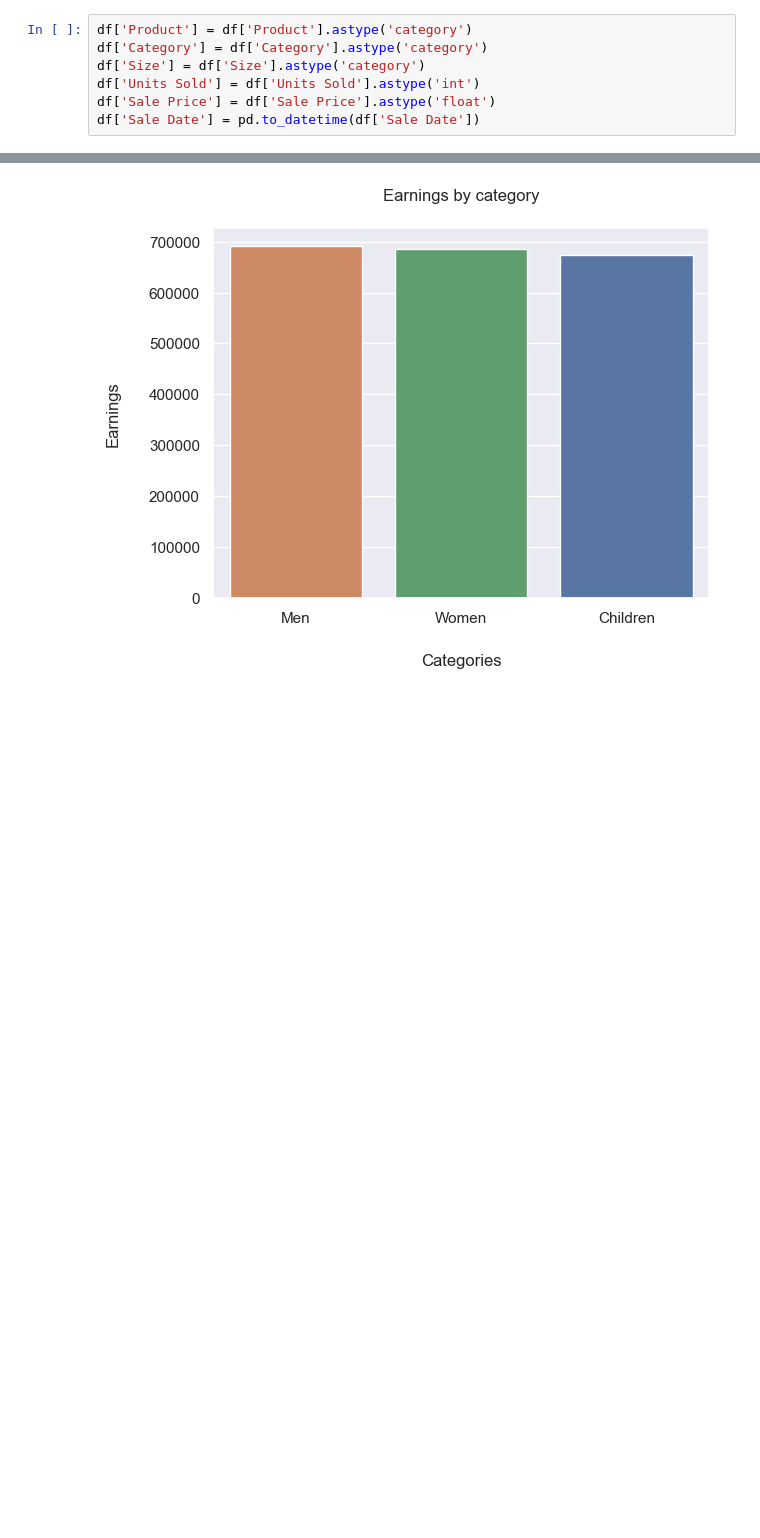
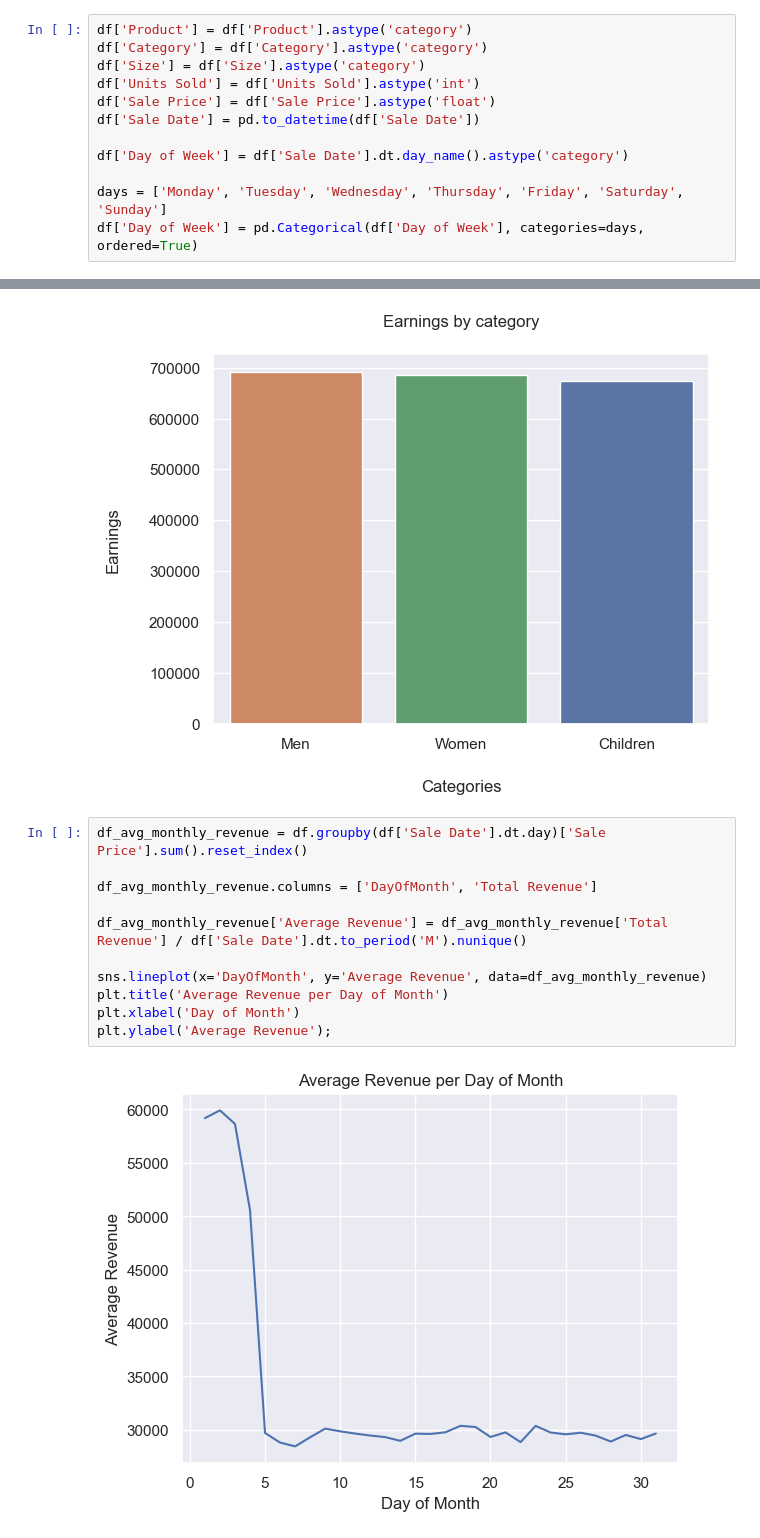
Before and after one commit to Lauritsen1/spac-py-wk6-case1-lv1, a Jupyter notebook: notebooks/data_analysis.ipynb, the cells around one changed output, grey strips where cells are left out. Drawn from its saved outputs; the diff is of its cells as text; blank space fills up the shorter version.

Commit message:
add visualization of average revenue per day of month

```diff
--- a/notebooks/data_analysis.ipynb
+++ b/notebooks/data_analysis.ipynb
@@ -28,6 +28,11 @@ df['Size'] = df['Size'].astype('category')
 df['Units Sold'] = df['Units Sold'].astype('int')
 df['Sale Price'] = df['Sale Price'].astype('float')
 df['Sale Date'] = pd.to_datetime(df['Sale Date'])
+
+df['Day of Week'] = df['Sale Date'].dt.day_name().astype('category')
+
+days = ['Monday', 'Tuesday', 'Wednesday', 'Thursday', 'Friday', 'Saturday', 'Sunday']
+df['Day of Week'] = pd.Categorical(df['Day of Week'], categories=days, ordered=True)
 # %%
 average_sale = round(df['Sale Price'].mean())
 total_sales = round(df['Sale Price'].sum())
@@ -75,3 +80,16 @@ category_earnings_plot.set_xlabel('Categories', labelpad=20)
 category_earnings_plot.set_ylabel('Earnings', labelpad=20);
 # %% [output]
 [figure]
+# %%
+df_avg_monthly_revenue = df.groupby(df['Sale Date'].dt.day)['Sale Price'].sum().reset_index()
+
+df_avg_monthly_revenue.columns = ['DayOfMonth', 'Total Revenue']
+
+df_avg_monthly_revenue['Average Revenue'] = df_avg_monthly_revenue['Total Revenue'] / df['Sale Date'].dt.to_period('M').nunique()
+
+sns.lineplot(x='DayOfMonth', y='Average Revenue', data=df_avg_monthly_revenue)
+plt.title('Average Revenue per Day of Month')
+plt.xlabel('Day of Month')
+plt.ylabel('Average Revenue');
+# %% [output]
+[figure, added]
```
